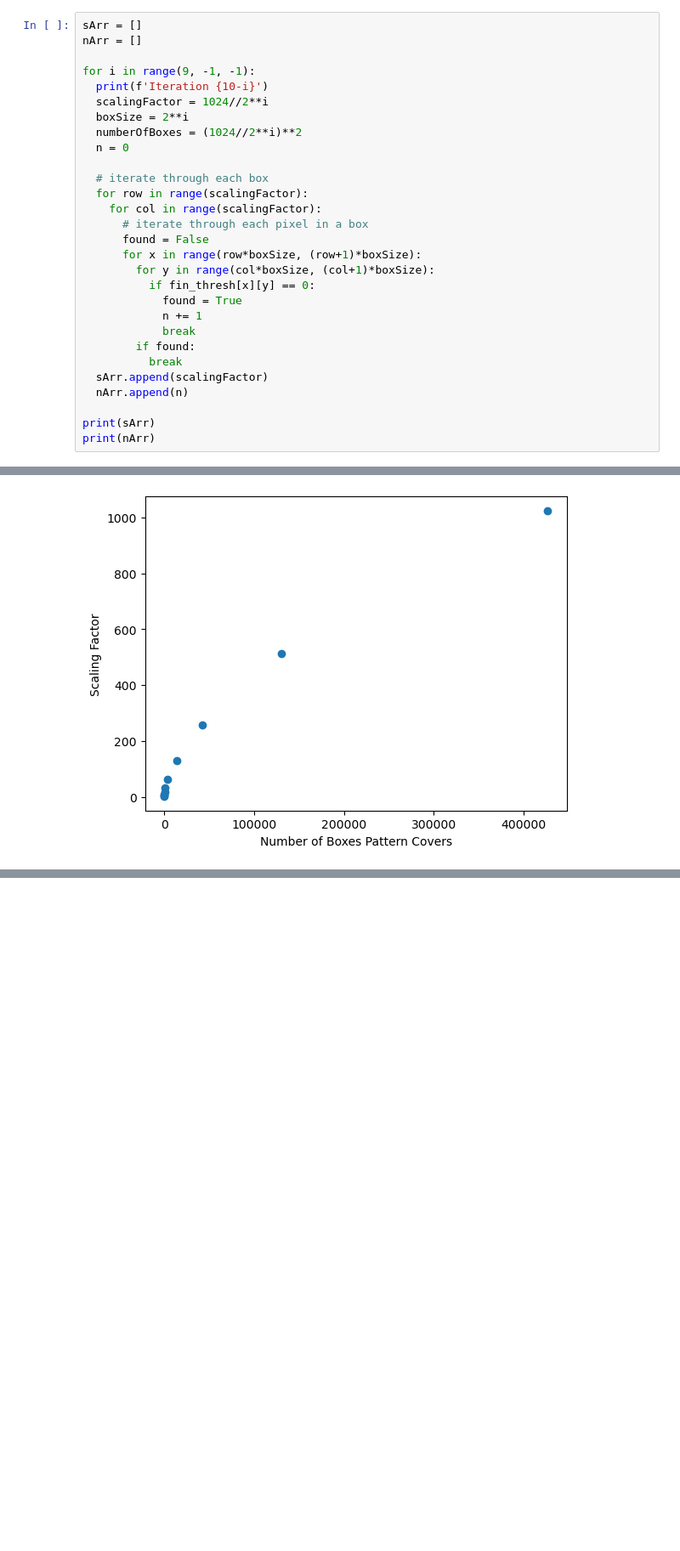
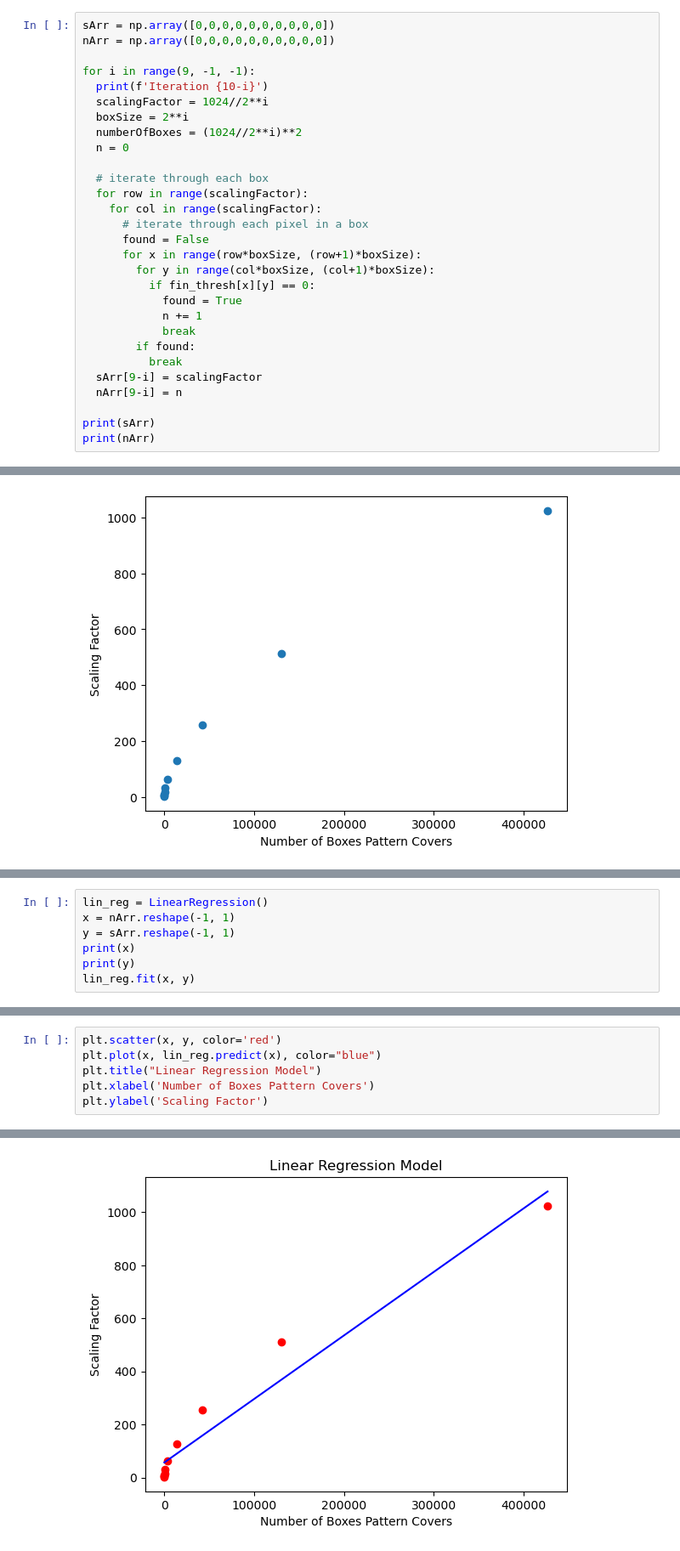
Before and after one commit to nathan-barry/fractal-dimension-calculator, a Jupyter notebook: fractal-dimension.ipynb, the cells around one changed output, grey strips where cells are left out. Shown at 85% size. Saved outputs shown, nothing was run; the diff lists cells and outputs as text; blank space fills up the shorter version.

```diff
--- a/fractal-dimension.ipynb
+++ b/fractal-dimension.ipynb
@@ -119,8 +119,8 @@ Scaling Factor: 1024
 Box Size (in pixels): 1x1
 Number of Boxes: 1048576
 # %%
-sArr = []
-nArr = []
+sArr = np.array([0,0,0,0,0,0,0,0,0,0])
+nArr = np.array([0,0,0,0,0,0,0,0,0,0])
 
 for i in range(9, -1, -1):
   print(f'Iteration {10-i}')
@@ -142,8 +142,8 @@ for i in range(9, -1, -1):
             break
         if found:
           break
-  sArr.append(scalingFactor)
-  nArr.append(n)
+  sArr[9-i] = scalingFactor
+  nArr[9-i] = n
 
 print(sArr)
 print(nArr)
@@ -169,0 +174,7 @@ plt.show()
+# %%
+lin_reg = LinearRegression()
+x = nArr.reshape(-1, 1)
+y = sArr.reshape(-1, 1)
+print(x)
+print(y)
+lin_reg.fit(x, y)
@@ -169,0 +203,7 @@ plt.show()
+# %%
+plt.scatter(x, y, color='red')
+plt.plot(x, lin_reg.predict(x), color="blue")
+plt.title("Linear Regression Model")
+plt.xlabel('Number of Boxes Pattern Covers')
+plt.ylabel('Scaling Factor')
+# %% [output]
@@ -169,0 +211 @@ plt.show()
+[figure, added]
```
Also changed, not shown: parts of 8 cells of this notebook.
